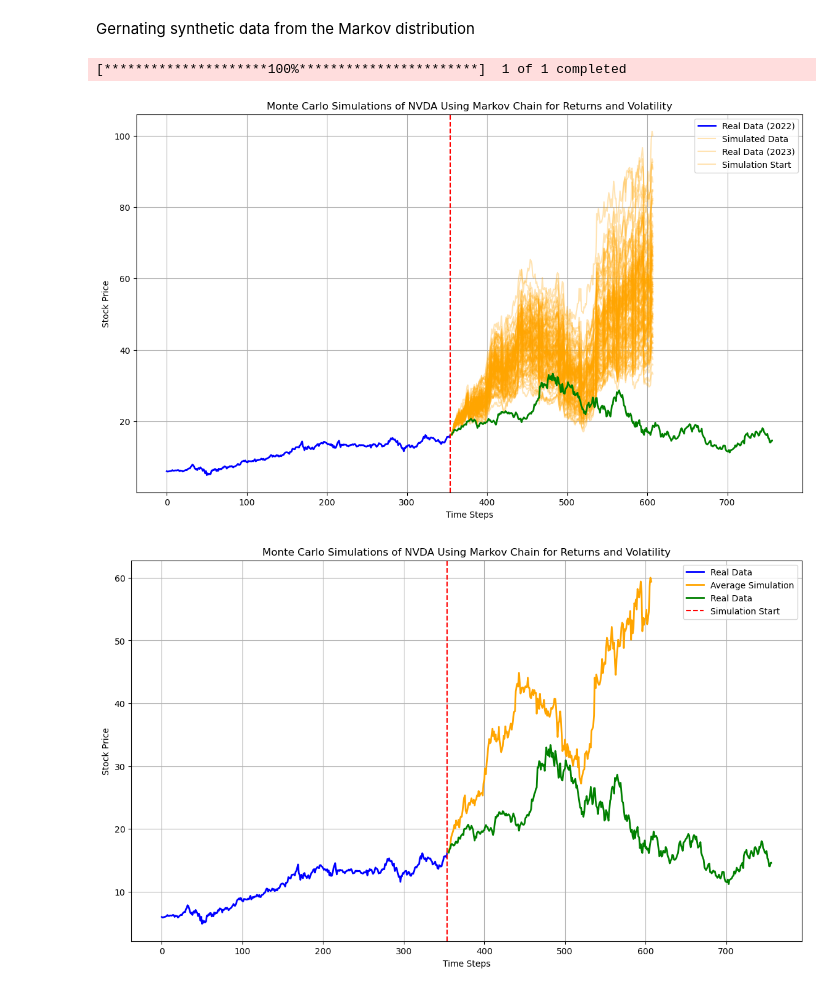
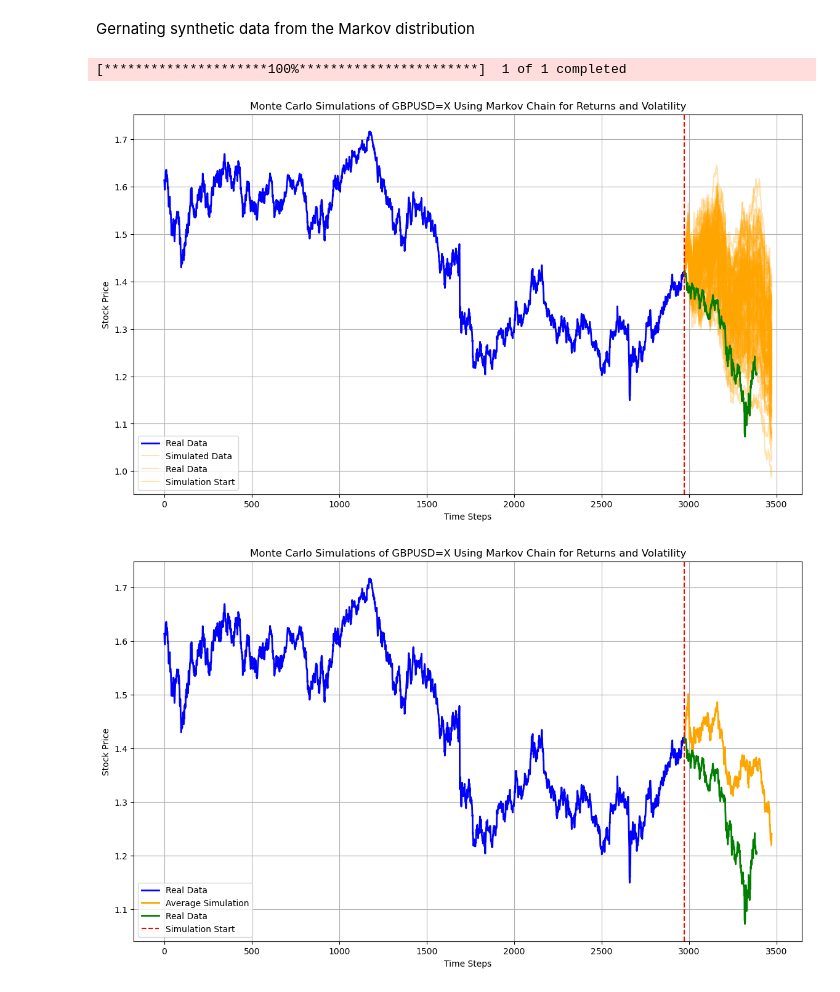
Before and after one commit to ethanlmcneil/MCMC, a Jupyter notebook: MCMC.ipynb, the cells around one changed output. Saved outputs shown, nothing was run; the diff lists cells and outputs as text; code cells hidden in the pictures.

```diff
--- a/MCMC.ipynb
+++ b/MCMC.ipynb
@@ -50,11 +50,13 @@ import numpy as np
 import matplotlib.pyplot as plt
 from collections import Counter
 
-start = "2020-01-01"
+start = "2010-01-01"
 mid = "2021-06-01"
 end = "2023-01-01"
 
-ticker = "NVDA"
+#ticker gbp usd
+ticker = "GBPUSD=X"
+
 data = yf.download(ticker, start, mid)
 prices = data['Close']
 
@@ -62,7 +64,7 @@ prices = data['Close']
 daily_changes = (prices.pct_change().dropna()).values
 
 
-num_bins_returns = 10
+num_bins_returns = 25
 bins_returns = np.linspace(daily_changes.min(), daily_changes.max(), num_bins_returns + 1)
 labels = [f"{bins_returns[i]:.2%} to {bins_returns[i + 1]:.2%}" for i in range(num_bins_returns)]
 states = np.digitize(daily_changes, bins_returns) - 1
@@ -127,7 +129,7 @@ plt.show()
 returns = prices.pct_change().dropna()
 volatility = returns.rolling(window=10).std().dropna().values  # Convert to NumPy array
 
-num_bins_volitility = 10
+num_bins_volitility = 100
 
 bins_volitility = np.linspace(volatility.min(), volatility.max(), num_bins_volitility + 1)
 volatility_states = np.digitize(volatility, bins_volitility) - 1
@@ -165,32 +167,55 @@ data_post_sim = yf.download(ticker, mid, end)
 prices_post_sim = data_post_sim['Close']
 
 T = 1.0
-N = 252
+N = 500
 dt = T / N
+
 v0 = 0.04
 rho = -0.7
 kappa = 2.0
 theta = 0.04
 xi = 0.5
 r = 0.03
+
 num_simulations = 100
 
 def generate_markov_states(num_steps, num_bins, bins, transition_matrix, stationary_distribution):
+
+    """
+    Generate a sequence of states using the Markov distribution derived from the empirical data.
+
+    """
+
     states = []
     current_state = np.random.choice(range(num_bins), p=stationary_distribution)
+
     for _ in range(num_steps):
         states.append(np.random.uniform(bins[current_state], bins[current_state + 1]))
         current_state = np.random.choice(range(num_bins), p=transition_matrix[current_state])
+
     return np.array(states)
 
 def heston_mc_markov(S0, num_simulations, markov_returns, markov_volatility):
+
+    """
+
+
+    """
+
+
     paths = np.zeros((num_simulations, N + 1))
     paths[:, 0] = S0
+
     for sim in range(num_simulations):
+
         for t in range(1, N + 1):
+
             dW1 = np.random.normal(0, np.sqrt(dt))
+
             vol_t = markov_volatility[t - 1]
+
             paths[sim, t] = paths[sim, t - 1] * (1 + markov_returns[t - 1] + np.sqrt(vol_t) * dW1)
+
     return paths
 
 markov_returns = generate_markov_states(N, num_bins_returns, bins_returns, transition_matrix_returns, stationary_distribution_returns)
@@ -201,42 +226,42 @@ stock_paths = heston_mc_markov(S0, num_simulations, markov_returns, markov_volat
 
 plt.figure(figsize=(14, 8))
 time_real_pre_sim = np.arange(len(prices))
-plt.plot(time_real_pre_sim, prices, color="blue", linewidth=2, label="Real Data (2022)")
+plt.plot(time_real_pre_sim, prices, color="blue", linewidth=2)
 
 time_sim = np.arange(len(prices), len(prices) + N + 1)
 for sim in range(num_simulations):
     plt.plot(time_sim, stock_paths[sim], alpha=0.3, color="orange")
 
 time_real_post_sim = np.arange(len(prices) + 1, len(prices) + 1 + len(prices_post_sim))
-plt.plot(time_real_post_sim, prices_post_sim, color="green", linewidth=2, label="Real Data (2023)")
+plt.plot(time_real_post_sim, prices_post_sim, color="green", linewidth=2, label="Real Data")
 
 plt.title(f"Monte Carlo Simulations of {ticker} Using Markov Chain for Returns and Volatility")
 plt.xlabel("Time Steps")
 plt.ylabel("Stock Price")
 plt.axvline(x=len(prices) - 1, color='red', linestyle='--', label='Start of Simulations')
-plt.legend(["Real Data (2022)", "Simulated Data", "Real Data (2023)", "Simulation Start"])
+plt.legend(["Real Data", "Simulated Data", "Real Data ", "Simulation Start"])
 plt.grid()
 plt.show()
 
 #plot the average of the simulated paths
 plt.figure(figsize=(14, 8))
 time_real_pre_sim = np.arange(len(prices))
-plt.plot(time_real_pre_sim, prices, color="blue", linewidth=2, label="Real Data (2022)")
+plt.plot(time_real_pre_sim, prices, color="blue", linewidth=2, label="Real Data")
 
 time_sim = np.arange(len(prices), len(prices) + N + 1)
 plt.plot(time_sim, stock_paths.mean(axis=0), color="orange", linewidth=2, label="Average Simulation")
 
 time_real_post_sim = np.arange(len(prices) + 1, len(prices) + 1 + len(prices_post_sim))
-plt.plot(time_real_post_sim, prices_post_sim, color="green", linewidth=2, label="Real Data (2023)")
+plt.plot(time_real_post_sim, prices_post_sim, color="green", linewidth=2, label="Real Data")
 
 plt.title(f"Monte Carlo Simulations of {ticker} Using Markov Chain for Returns and Volatility")
 plt.xlabel("Time Steps")
 plt.ylabel("Stock Price")
 plt.axvline(x=len(prices) - 1, color='red', linestyle='--', label='Start of Simulations')
 plt.legend(["Real Data", "Average Simulation", "Real Data", "Simulation Start"])
 plt.grid()
 plt.show()
 # %% [output]
 [*********************100%***********************]  1 of 1 completed
-[figure, old version]
+[figure, new version]
-[figure, old version]
+[figure, new version]
```
Also changed, not shown: parts of 6 cells of this notebook.
